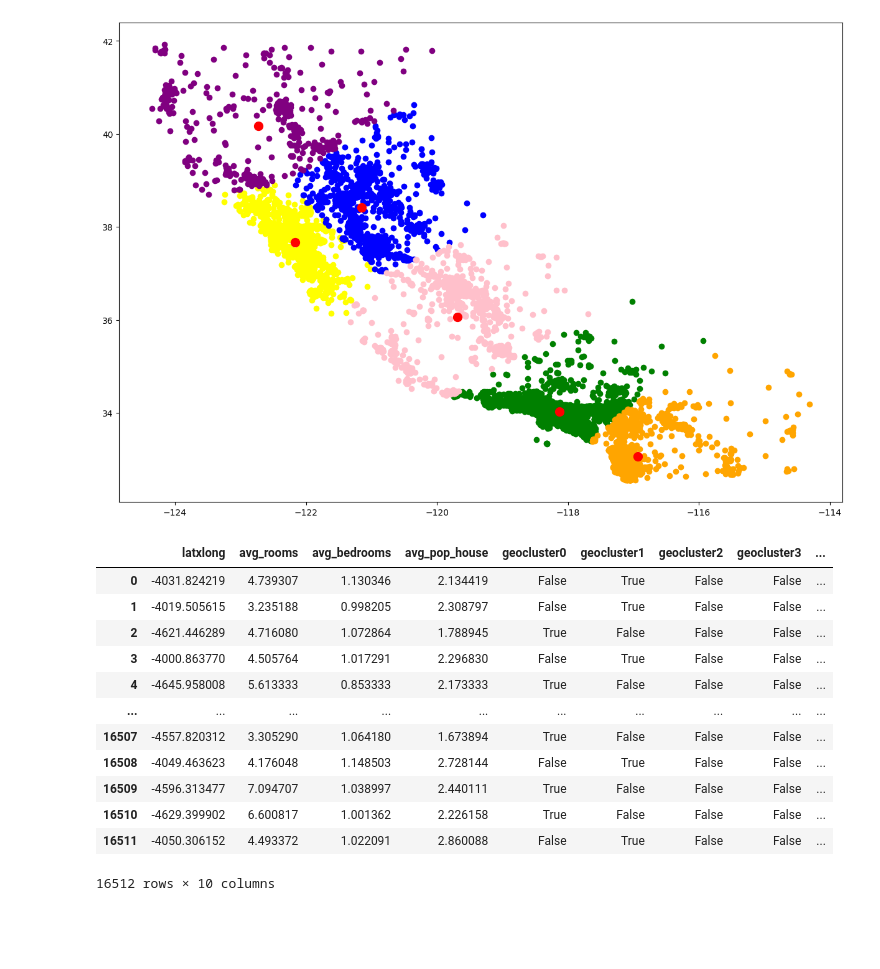
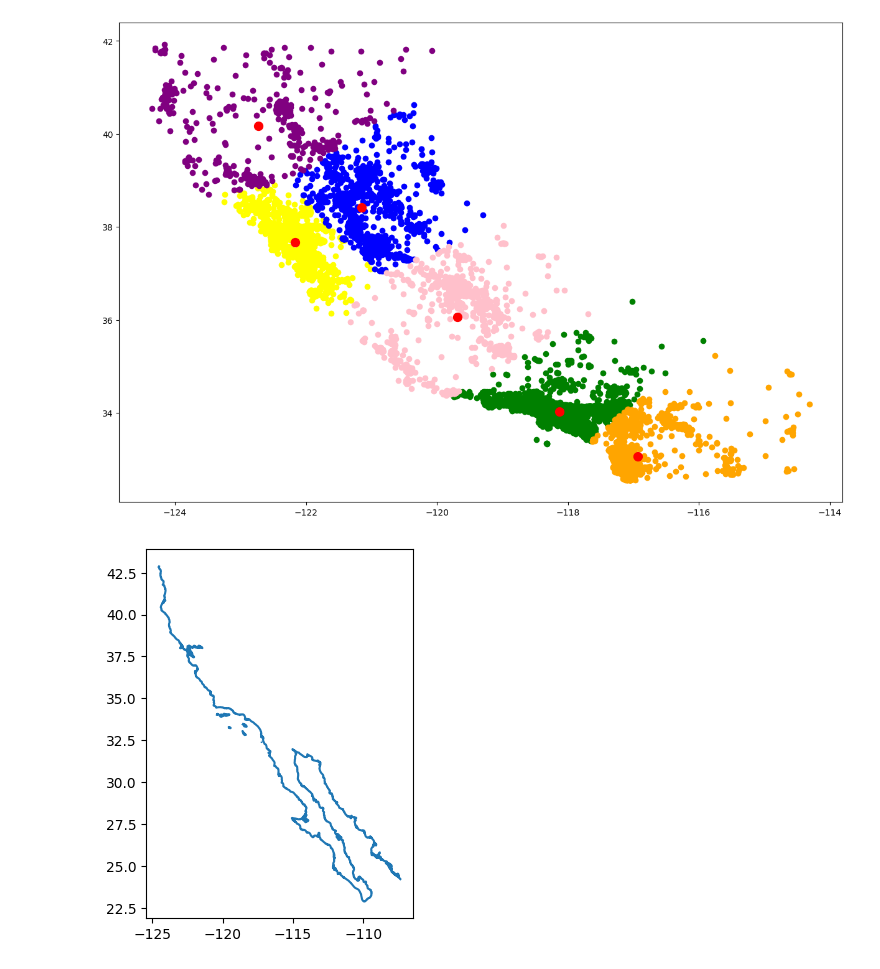
Before and after one commit to estanislaovelez/brain, a Jupyter notebook: 2. Machine Learning/1.1 California_housing.ipynb, the cells around one changed output. Drawn from its saved outputs; the diff is of its cells as text; code cells hidden in the pictures; blank space fills up the shorter version.

```diff
--- a/2. Machine Learning/1.1 California_housing.ipynb
+++ b/2. Machine Learning/1.1 California_housing.ipynb
@@ -8,9 +8,18 @@ import numpy as np #librería de matemática
 import tensorflow as tf #herramienta para problemas de ML
 import tensorflow_datasets as tfds #librería de datasets predeterminados de tensorflow
 from tensorflow.keras import layers,models #librería de redes neuronales
-import pandas as pd
-from sklearn.cluster import KMeans
+import pandas as pd #pandas
+from sklearn.cluster import KMeans #modelo de clustering
+from sklearn.preprocessing import StandardScaler #tool para guardar normalización
+import seaborn as sns #librería para gráficos
+
 #http://scikit-learn.org/stable/
+
+#librerías de análisis geográfico (para enrichment)
+import geopandas as gpd
+from shapely.geometry import Point
+from shapely.ops import nearest_points
+coast = gpd.read_file("ne_10m/ne_10m_coastline.shp")
 # %% [markdown]
 Para empezar importamos el dataset. El mismo consta de 4 listas de elementos:
 - x_train: listado de observaciones para entrenar
@@ -114,35 +147,9 @@ plt.scatter(clustermodel.cluster_centers_[:, 0], clustermodel.cluster_centers_[:
 plt.show()
 # %% [output]
 [figure]
-# %%
-def model_features(sourcem,type):
-    "hacemos una transformación homogénea de los datos"
-
-    modeldf = pd.DataFrame()
-
-    modeldf['latxlong'] = sourcem['lat'] * sourcem['lon']
-    modeldf['avg_rooms'] = sourcem['rooms'] / sourcem['households']
-    modeldf['avg_bedrooms'] = sourcem['bedrooms']/ sourcem['households']
-    modeldf['avg_pop_house']= sourcem['population']/ sourcem['households']
-    modeldf['beds_to_rooms'] = sourcem['bedrooms']/ sourcem['rooms']
-    clusterq = sourcem['cluster'].nunique()
-    for i in range(clusterq):
-        modeldf['geocluster'+str(i)] = sourcem['cluster'] == i
-    return modeldf
-
-test_data = model_features(df_train,'train')
-test_data
-# %% [output]
-|  | latxlong | avg_rooms | avg_bedrooms | avg_pop_house | geocluster0 | geocluster1 | geocluster2 | geocluster3 | ... |
-| 0 | -4031.824219 | 4.739307 | 1.130346 | 2.134419 | False | True | False | False | ... |
-| 1 | -4019.505615 | 3.235188 | 0.998205 | 2.308797 | False | True | False | False | ... |
-| 2 | -4621.446289 | 4.716080 | 1.072864 | 1.788945 | True | False | False | False | ... |
-| 3 | -4000.863770 | 4.505764 | 1.017291 | 2.296830 | False | True | False | False | ... |
-| 4 | -4645.958008 | 5.613333 | 0.853333 | 2.173333 | True | False | False | False | ... |
-| ... | ... | ... | ... | ... | ... | ... | ... | ... | ... |
-| 16507 | -4557.820312 | 3.305290 | 1.064180 | 1.673894 | True | False | False | False | ... |
-| 16508 | -4049.463623 | 4.176048 | 1.148503 | 2.728144 | False | True | False | False | ... |
-| 16509 | -4596.313477 | 7.094707 | 1.038997 | 2.440111 | True | False | False | False | ... |
-| 16510 | -4629.399902 | 6.600817 | 1.001362 | 2.226158 | True | False | False | False | ... |
-| 16511 | -4050.306152 | 4.493372 | 1.022091 | 2.860088 | False | True | False | False | ... |
-16512 rows × 10 columns
+# %%
+ca_coast = coast.cx[-124:-114 ,32:43]
+ca_coast.plot()
+plt.show()
+# %% [output]
+[figure, added]
```
Also changed, not shown: parts of 13 cells of this notebook, 1 other file.
